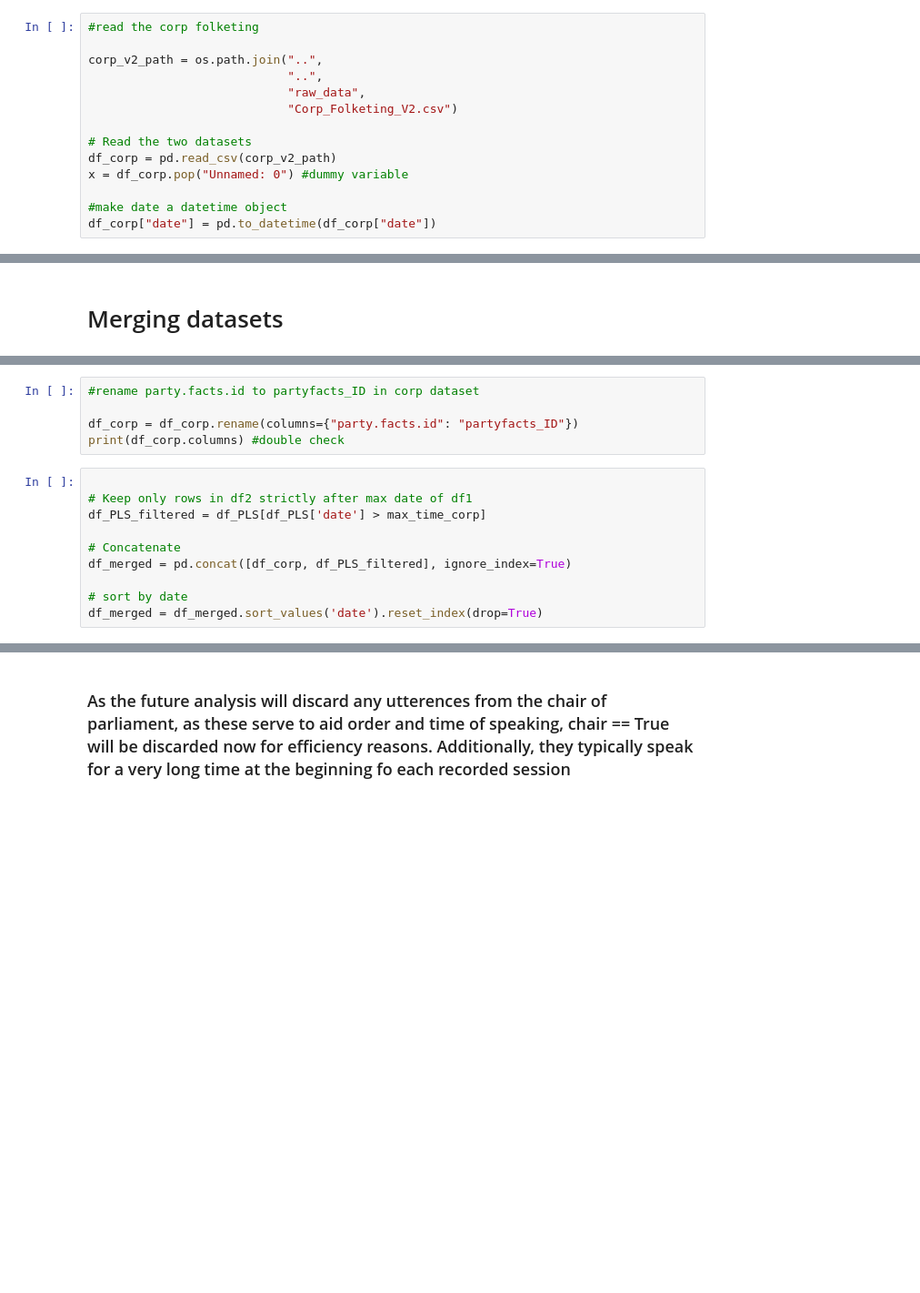
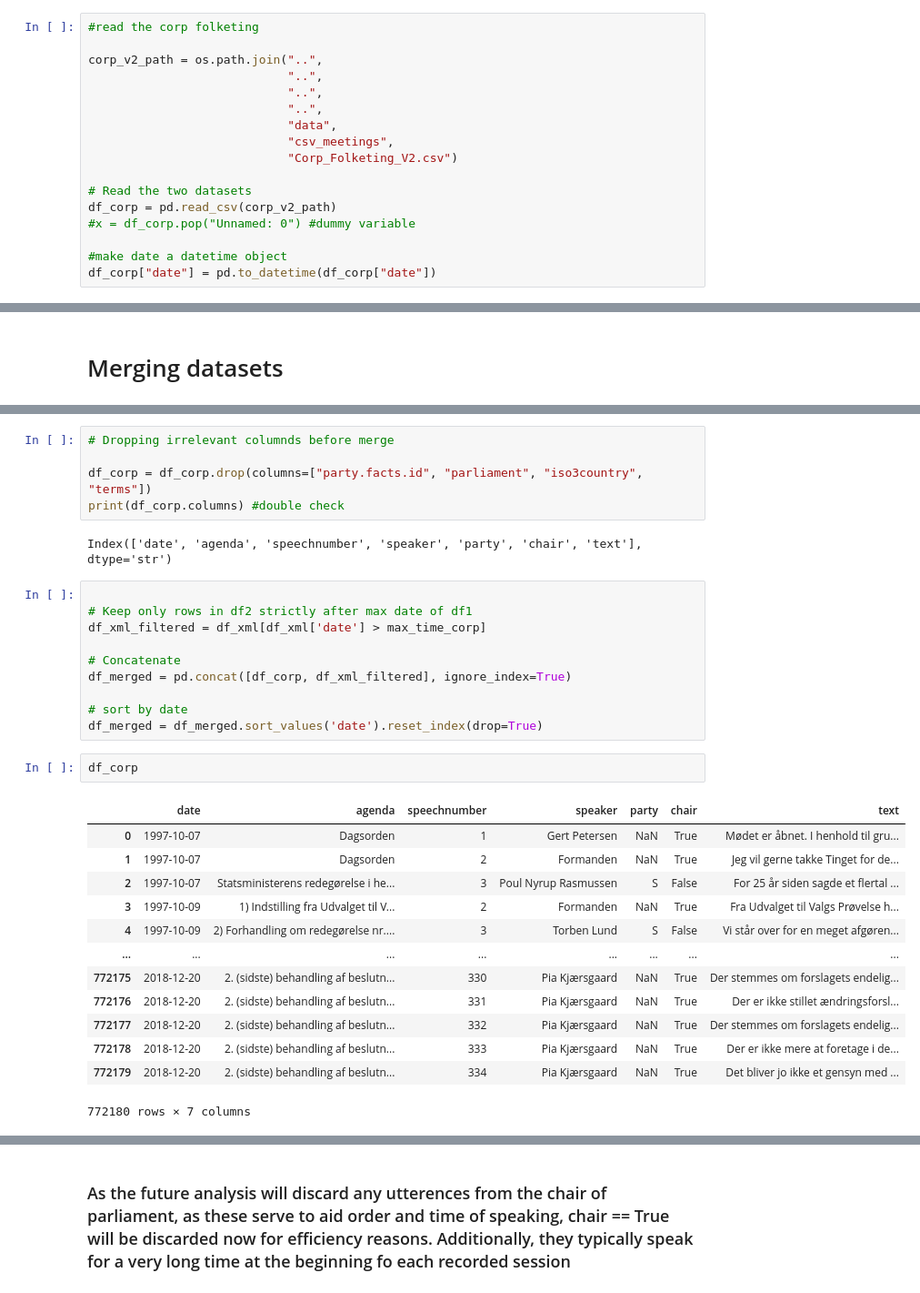
Before and after one commit to Lundsfryd/BlameBERT, a Jupyter notebook: data_making/scripts/initial_data_creation/initial_data_formatting.ipynb, the cells around one changed output, grey strips where cells are left out. Shown at 91% size. Drawn from its saved outputs; the diff is of its cells as text; blank space fills up the shorter version.

Commit message:
Trying to merge data before segmenting, some issues present

```diff
--- a/data_making/scripts/initial_data_creation/initial_data_formatting.ipynb
+++ b/data_making/scripts/initial_data_creation/initial_data_formatting.ipynb
@@ -23,12 +23,15 @@ import os
 
 corp_v2_path = os.path.join("..",
                             "..",
-                            "raw_data",
+                            "..",
+                            "..",
+                            "data",
+                            "csv_meetings",
                             "Corp_Folketing_V2.csv")
 
 # Read the two datasets
 df_corp = pd.read_csv(corp_v2_path)
-x = df_corp.pop("Unnamed: 0") #dummy variable
+#x = df_corp.pop("Unnamed: 0") #dummy variable
 
 #make date a datetime object
 df_corp["date"] = pd.to_datetime(df_corp["date"])
@@ -74,15 +89,33 @@ print(df_corp.columns) # party.facts.id to partyfacts_ID
 # %%
-#rename party.facts.id to partyfacts_ID in corp dataset
+# Dropping irrelevant columnds before merge
 
-df_corp = df_corp.rename(columns={"party.facts.id": "partyfacts_ID"})
+df_corp = df_corp.drop(columns=["party.facts.id", "parliament", "iso3country", "terms"])
 print(df_corp.columns) #double check
+# %% [output]
+Index(['date', 'agenda', 'speechnumber', 'speaker', 'party', 'chair', 'text'], dtype='str')
 # %%
 
 # Keep only rows in df2 strictly after max date of df1
-df_PLS_filtered = df_PLS[df_PLS['date'] > max_time_corp]
+df_xml_filtered = df_xml[df_xml['date'] > max_time_corp]
 
 # Concatenate
-df_merged = pd.concat([df_corp, df_PLS_filtered], ignore_index=True)
+df_merged = pd.concat([df_corp, df_xml_filtered], ignore_index=True)
 
 # sort by date
 df_merged = df_merged.sort_values('date').reset_index(drop=True)
+# %%
+df_corp
+# %% [output]
+|  | date | agenda | speechnumber | speaker | party | chair | text |
+| 0 | 1997-10-07 | Dagsorden | 1 | Gert Petersen | NaN | True | Mødet er åbnet. I henhold til gru... |
+| 1 | 1997-10-07 | Dagsorden | 2 | Formanden | NaN | True | Jeg vil gerne takke Tinget for de... |
+| 2 | 1997-10-07 | Statsministerens redegørelse i he... | 3 | Poul Nyrup Rasmussen | S | False | For 25 år siden sagde et flertal ... |
+| 3 | 1997-10-09 | 1) Indstilling fra Udvalget til V... | 2 | Formanden | NaN | True | Fra Udvalget til Valgs Prøvelse h... |
+| 4 | 1997-10-09 | 2) Forhandling om redegørelse nr.... | 3 | Torben Lund | S | False | Vi står over for en meget afgøren... |
+| ... | ... | ... | ... | ... | ... | ... | ... |
+| 772175 | 2018-12-20 | 2. (sidste) behandling af beslutn... | 330 | Pia Kjærsgaard | NaN | True | Der stemmes om forslagets endelig... |
+| 772176 | 2018-12-20 | 2. (sidste) behandling af beslutn... | 331 | Pia Kjærsgaard | NaN | True | Der er ikke stillet ændringsforsl... |
+| 772177 | 2018-12-20 | 2. (sidste) behandling af beslutn... | 332 | Pia Kjærsgaard | NaN | True | Der stemmes om forslagets endelig... |
+| 772178 | 2018-12-20 | 2. (sidste) behandling af beslutn... | 333 | Pia Kjærsgaard | NaN | True | Der er ikke mere at foretage i de... |
+| 772179 | 2018-12-20 | 2. (sidste) behandling af beslutn... | 334 | Pia Kjærsgaard | NaN | True | Det bliver jo ikke et gensyn med ... |
+772180 rows × 7 columns
```
Also changed, not shown: parts of 10 cells of this notebook.
